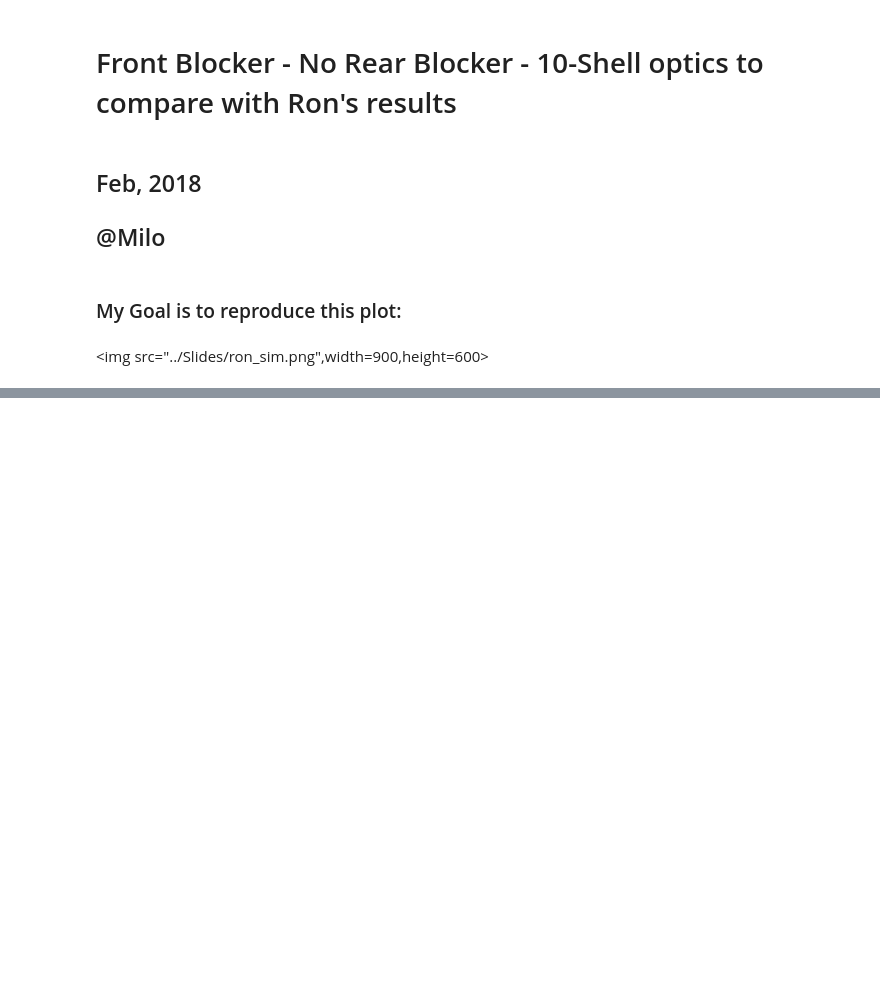
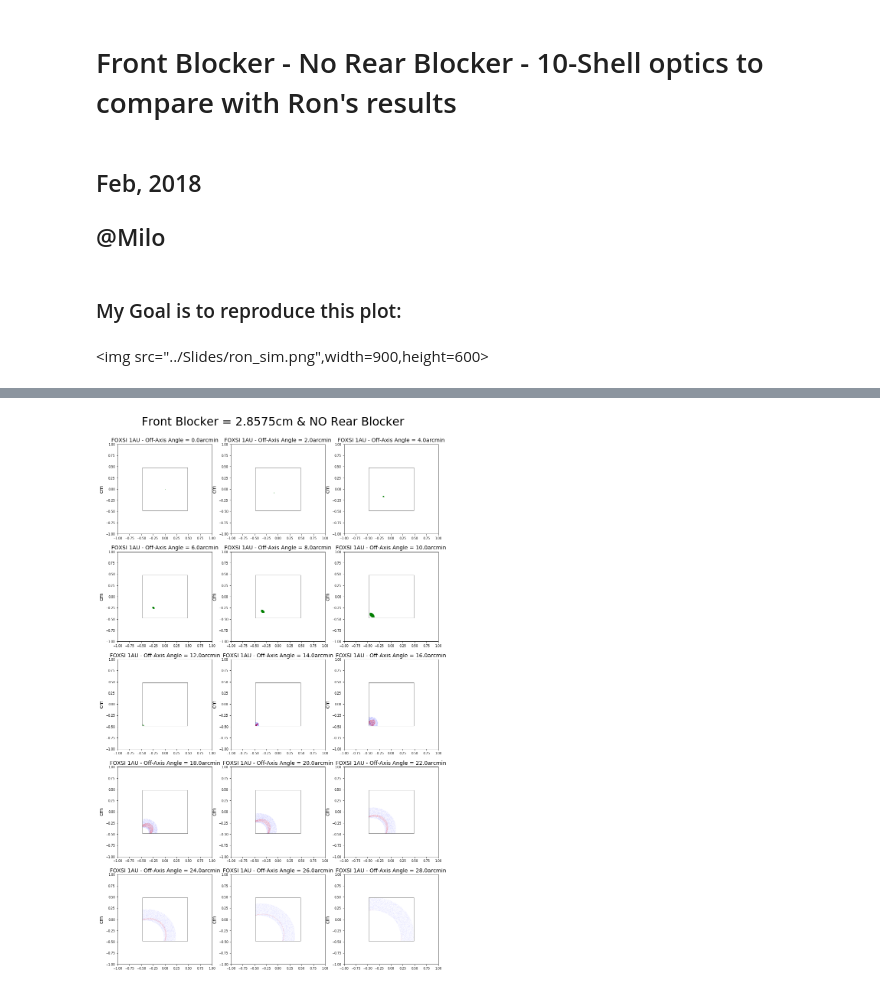
Before and after one commit to pymilo/Milo_RayTracing, a Jupyter notebook: Notebooks/FrontBlocker10Shell_RonValidation.ipynb, the cells around one changed output, grey strips where cells are left out. Saved outputs shown, nothing was run; the diff lists cells and outputs as text; code cells hidden in the pictures; blank space fills up the shorter version.

Commit message:
Finishing validation of our sismulation with Marshalls by comparing the analysis of the 10 shell front blockers

```diff
--- a/Notebooks/FrontBlocker10Shell_RonValidation.ipynb
+++ b/Notebooks/FrontBlocker10Shell_RonValidation.ipynb
@@ -9,0 +94,21 @@
+# %%
+fig = plt.figure(figsize=(15,25))
+st = fig.suptitle("Front Blocker = 2.8575cm & NO Rear Blocker", fontsize=30,y=0.92)
+for i, angle in enumerate(offaxisAngles):
+    plt.subplot(5,3,i+1)
+    plt.title('FOXSI 1AU - Off-Axis Angle = '+str(angle)+'arcmin',fontsize=14)
+    plt.ylabel('cm',fontsize=14)
+    plt.yticks(fontsize=12)
+    plt.xticks(fontsize=12)
+    plt.scatter(F286_NR_All_Hx[i],F286_NR_All_Hy[i],color='red',s=0.0001,alpha=0.8)
+    plt.scatter(F286_NR_All_Px[i],F286_NR_All_Py[i],color='blue',s=0.0001,alpha=0.8)
+    plt.scatter(F286_NR_All_Dx[i],F286_NR_All_Dy[i],color='green',s=0.0001,alpha=0.8)
+    plt.ylim(-1.0,1.0)
+    plt.xlim(-1.0,1.0)
+    plt.tick_params(labelsize=8)
+    ax = plt.gca()
+    ax.add_patch(patches.Rectangle((-0.48,-0.48),0.96,0.96,fill=False,linewidth=0.5))
+    #ax.add_patch(patches.Circle((0,0),np.sqrt(0.48),fill=False,linewidth=0.5,alpha=0.5))
+plt.show()
+# %% [output]
+[figure, added]
```
Also changed, not shown: parts of 59 cells of this notebook, 2 other files.
